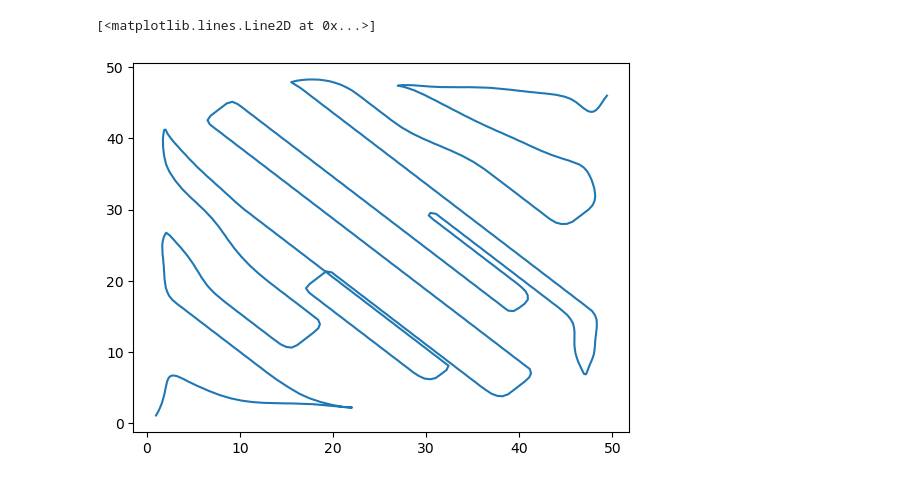
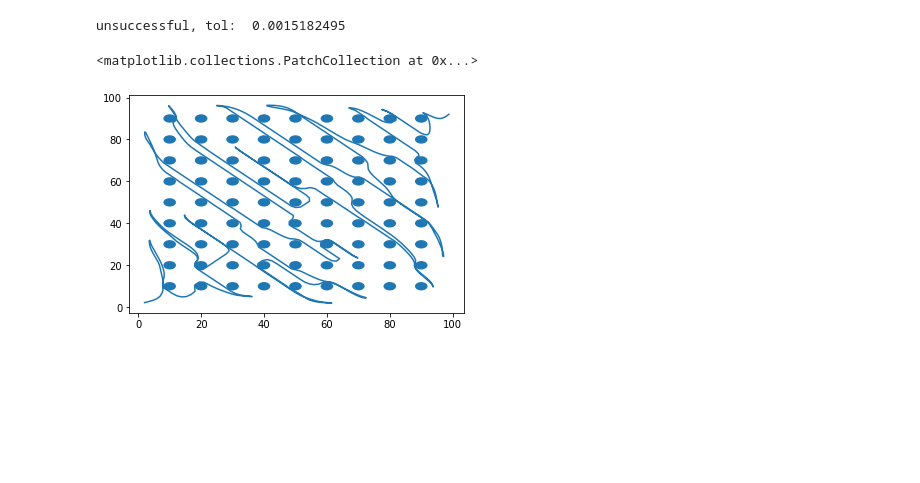
Before and after one commit to ialab-yale/time_optimal_ergodic_search, a Jupyter notebook: experiments/multiscale_coverage/test_plot.ipynb, the cells around one changed output. Saved outputs shown, nothing was run; the diff lists cells and outputs as text; code cells hidden in the pictures; blank space fills up the shorter version.

```diff
--- a/experiments/multiscale_coverage/test_plot.ipynb
+++ b/experiments/multiscale_coverage/test_plot.ipynb
@@ -10,11 +11,12 @@ import sys
 from build_solver import build_erg_time_opt_solver
 # %%
 args = {
-    'N' : 700,
-    'x0' : np.array([2.0, 2.2])*0.5,
-    'xf' : np.array([98.8, 92.0])*0.5,
-    'erg_ub' : 0.01,
-    'wrksp_bnds' : np.array([[0.,50.],[0.,50.]])
+    'N' : 800,
+    'x0' : np.array([2.0, 2.2])*1,
+    'xf' : np.array([98.8, 92.0])*1,
+    'erg_ub' : 0.0001,
+    'alpha' : 0.9,
+    'wrksp_bnds' : np.array([[0.,100.],[0.,100.]])
 }
 # %%
 solver, obs = build_erg_time_opt_solver(args)
@@ -24,6 +28,19 @@ done in  9887  iterations
+# %%
+solver.solve(max_iter=10, eps=1e-7, alpha=1.00001)
+# %% [output]
+unsuccessful, tol:  0.0015182495
 # %%
 sol = solver.get_solution()
-plt.plot(sol['x'][:,0], sol['x'][:,1])
+
+fig, ax = plt.subplots()
+
+ax.plot(sol['x'][:,0], sol['x'][:,1])
+patches = []
+for ob in obs:
+    circ = ob.draw()
+    patches.append(circ)
+
+ax.add_collection(PatchCollection(patches))
 # %% [output]
-[<matplotlib.lines.Line2D at 0x...>]
+<matplotlib.collections.PatchCollection at 0x...>
-[figure, old version]
+[figure, new version]
```
Also changed, not shown: parts of 4 cells of this notebook, 4 other files.
